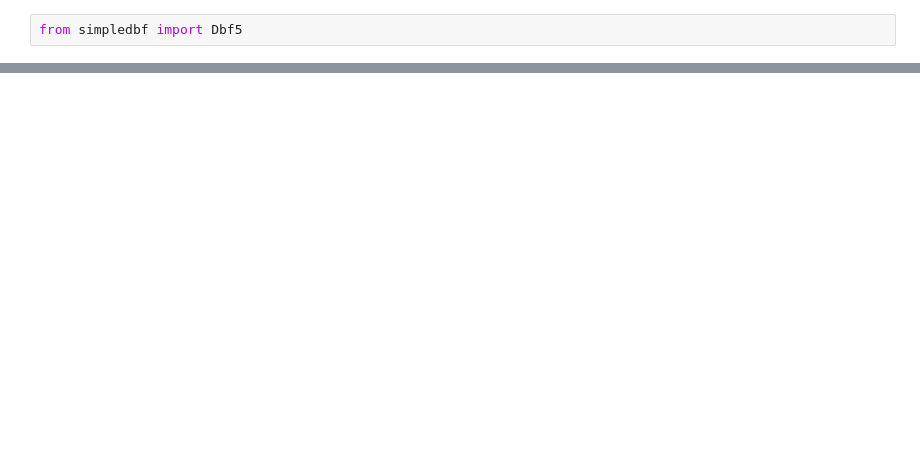
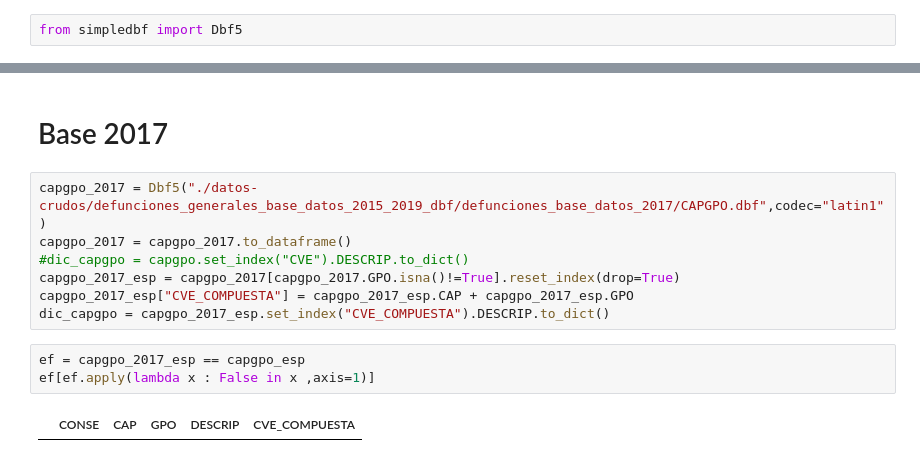
Before and after one commit to jdanielgoh/datos-defunciones, a Jupyter notebook: actas_defuncion.ipynb, the cells around one changed output, grey strips where cells are left out. Saved outputs shown, nothing was run; the diff lists cells and outputs as text; blank space fills up the shorter version.

```diff
--- a/actas_defuncion.ipynb
+++ b/actas_defuncion.ipynb
@@ -100,0 +221,14 @@ ef
+# %% [markdown]
+# Base 2017
+# %%
+capgpo_2017 = Dbf5("./datos-crudos/defunciones_generales_base_datos_2015_2019_dbf/defunciones_base_datos_2017/CAPGPO.dbf",codec="latin1")
+capgpo_2017 = capgpo_2017.to_dataframe()
+#dic_capgpo = capgpo.set_index("CVE").DESCRIP.to_dict()
+capgpo_2017_esp = capgpo_2017[capgpo_2017.GPO.isna()!=True].reset_index(drop=True)
+capgpo_2017_esp["CVE_COMPUESTA"] = capgpo_2017_esp.CAP + capgpo_2017_esp.GPO
+dic_capgpo = capgpo_2017_esp.set_index("CVE_COMPUESTA").DESCRIP.to_dict()
+# %%
+ef = capgpo_2017_esp == capgpo_esp
+ef[ef.apply(lambda x : False in x ,axis=1)]
+# %% [output]
+|  | CONSE | CAP | GPO | DESCRIP | CVE_COMPUESTA |
```
Also changed, not shown: parts of 53 cells of this notebook, 11 other files.
